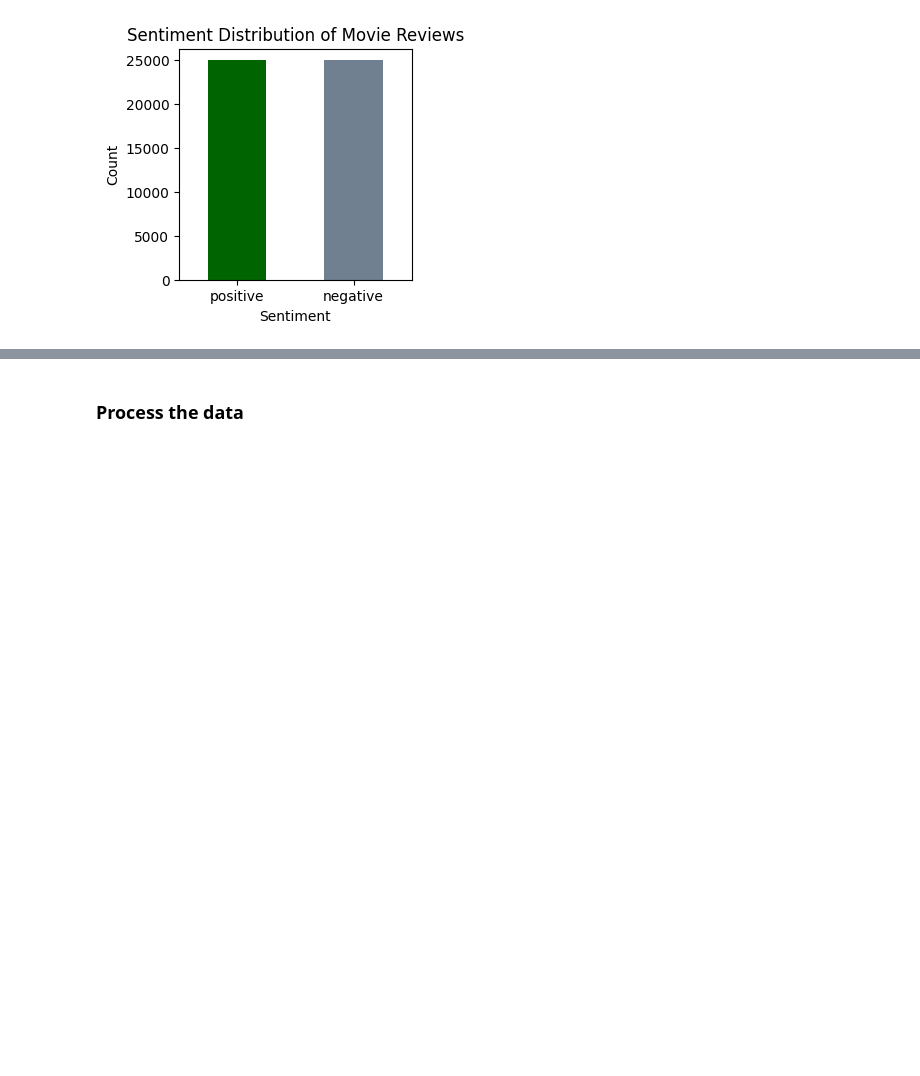
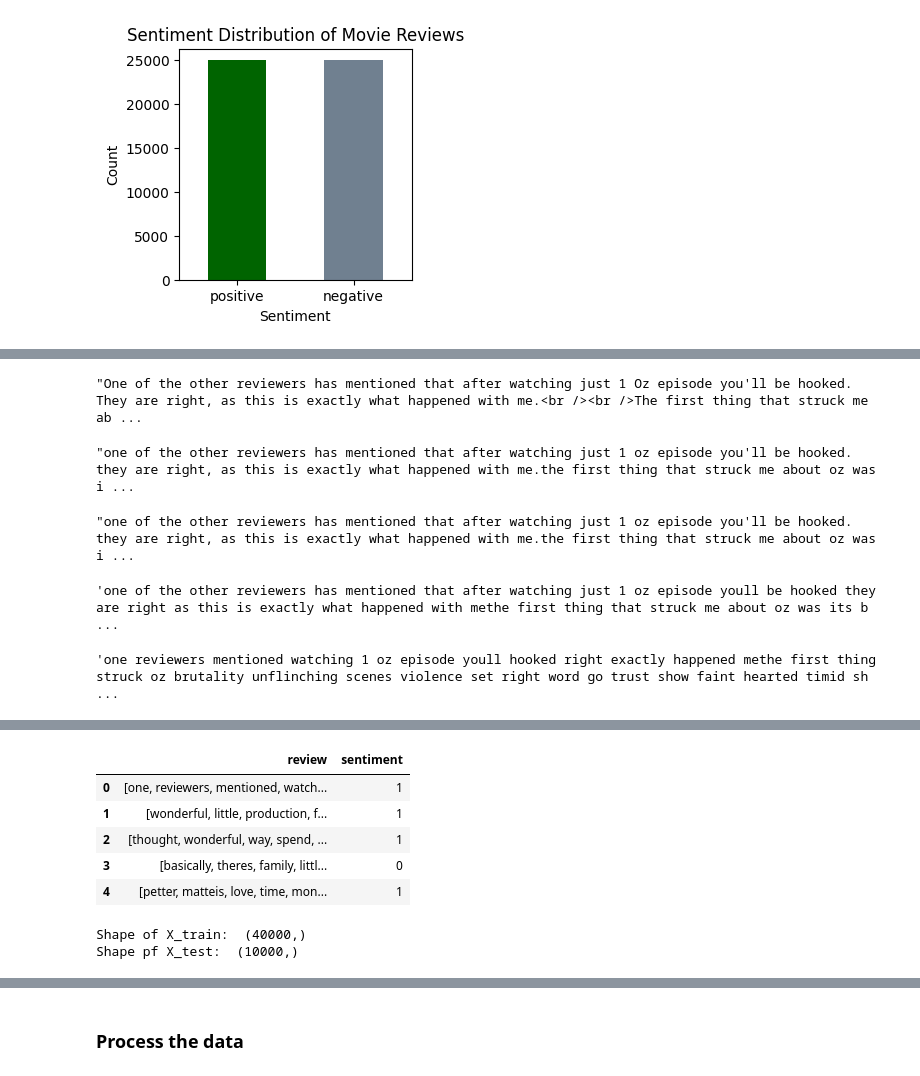
Before and after one commit to commitit/NLP, a Jupyter notebook: NLP.ipynb, the cells around one changed output, grey strips where cells are left out. Drawn from its saved outputs; the diff is of its cells as text; code cells hidden in the pictures; blank space fills up the shorter version.

```diff
--- a/NLP.ipynb
+++ b/NLP.ipynb
@@ -40,0 +69,4 @@ plt.show()
+# %%
+df['review'][0]
+# %% [output]
+"One of the other reviewers has mentioned that after watching just 1 Oz episode you'll be hooked. They are right, as this is exactly what happened with me.<br /><br />The first thing that struck me ab ...
@@ -40,0 +80,61 @@ plt.show()
+# %%
+#Converting data into lowercase since python is case sensitive
+df['review']=df['review'].str.lower()
+# %%
+df['review'][0]
+# %% [output]
+"one of the other reviewers has mentioned that after watching just 1 oz episode you'll be hooked. they are right, as this is exactly what happened with me.the first thing that struck me about oz was i ...
+# %%
+def remove_url(text):
+    pattern = re.compile(r'https?://\S+ | www\. \S+')
+    return pattern.sub(r'', text)
+
+df['review'] = df['review'].apply(remove_url)
+
+df.head()['review'][0]
+# %% [output]
+"one of the other reviewers has mentioned that after watching just 1 oz episode you'll be hooked. they are right, as this is exactly what happened with me.the first thing that struck me about oz was i ...
+# %%
+#removing punctuation
+
+import string
+exclude = string.punctuation
+
+def remove_punc(text):
+    return text.translate(str.maketrans('', '', exclude))
+
+df['review'] = df['review'].apply(remove_punc)
+
+df['review'][0]
+# %% [output]
+'one of the other reviewers has mentioned that after watching just 1 oz episode youll be hooked they are right as this is exactly what happened with methe first thing that struck me about oz was its b ...
+# %%
+from nltk.corpus import stopwords
+
+stop_words = set(stopwords.words('english'))
+
+def remove_stopwords(text):
+    words = text.split()
+    filtered_words = [word for word in words if word not in stop_words]
+    return " ".join(filtered_words)
+
+df['review'] = df['review'].apply(remove_stopwords)
+
+df['review'][0]
+# %% [output]
+'one reviewers mentioned watching 1 oz episode youll hooked right exactly happened methe first thing struck oz brutality unflinching scenes violence set right word go trust show faint hearted timid sh ...
+# %%
+#Tokenization
+import nltk
+
+# Download the punkt tokenizer data
+nltk.download('punkt')
+from nltk.tokenize import word_tokenize
+
+def word_tokenizer(text):
+    return word_tokenize(text)
+
+df['review'] = df['review'].apply(word_tokenizer)
+
+df.head()
+# %% [output]
@@ -40,0 +143,6 @@ plt.show()
+|  | review | sentiment |
+| 0 | [one, reviewers, mentioned, watch... | 1 |
+| 1 | [wonderful, little, production, f... | 1 |
+| 2 | [thought, wonderful, way, spend, ... | 1 |
+| 3 | [basically, theres, family, littl... | 0 |
+| 4 | [petter, matteis, love, time, mon... | 1 |
@@ -40,0 +162,6 @@ plt.show()
+# %%
+print("Shape of X_train: ", X_train.shape)
+print("Shape pf X_test: ", X_test.shape)
+# %% [output]
+Shape of X_train:  (40000,)
+Shape pf X_test:  (10000,)
```
Also changed, not shown: parts of 15 cells of this notebook.
